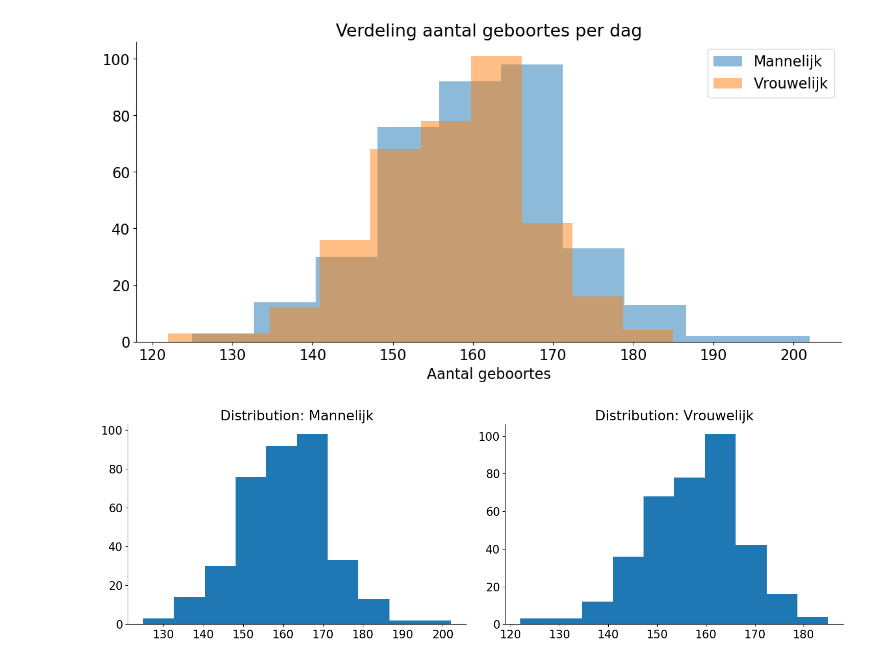
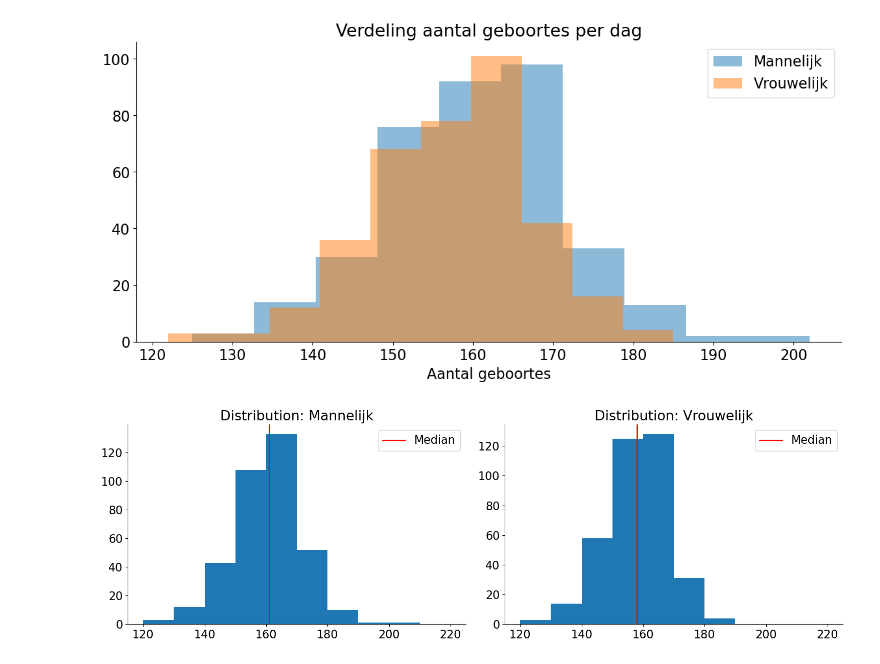
Before and after one commit to cdieltje/ExamenSyntra, a Jupyter notebook: notebooks/examen_deel1_V2.ipynb, the cells around one changed output. Drawn from its saved outputs; the diff is of its cells as text; code cells hidden in the pictures.

```diff
--- a/notebooks/examen_deel1_V2.ipynb
+++ b/notebooks/examen_deel1_V2.ipynb
@@ -566,31 +521,41 @@ plt.xlabel('Aantal geboortes')
 # %%
 # Two histograms 'geslacht' next to each other
 
 # get list of unique attractions
 gender_lst = df_birth_gender_day.geslacht.unique()
 
 # Number of columns per row
 cols = 2
 # Calculate number of rows needed
 rows = math.ceil(len(gender_lst) / cols)
 
 # Create subplots
 fig, axes = plt.subplots(rows, cols, figsize=(15, 5 * rows))
 axes = axes.flatten()  # Flatten axes array for easy iteration
 
 # create function for plotting
 def distplotter(idx, gender):
-    axes[idx].hist(df_birth_gender_day[df_birth_gender_day['geslacht'] == gender]['aantal geboortes'])
+    axes[idx].hist(df_birth_gender_day[df_birth_gender_day['geslacht'] == gender]['aantal geboortes']
+                   , range =[120,220] # get same x-axis
+                  )
     axes[idx].set_title(f"Distribution: {gender}")
+    median = df_birth_gender_day[df_birth_gender_day['geslacht'] == gender]['aantal geboortes'].median()
+    axes[idx].axvline(median,
+           color='red',
+           linestyle='solid',
+           linewidth=2,
+           label='Median')
+    axes[idx].legend()
+
 
 for idx, gender in enumerate(gender_lst):
     distplotter(idx, gender)
 
 # # Hide unused subplots
 # for j in range(idx + 1, len(axes)):
 #     fig.delaxes(axes[j])
 
 plt.tight_layout()
 plt.show()
 # %% [output]
-[figure, old version]
+[figure, new version]
```
Also changed, not shown: parts of 13 cells of this notebook, 1 other file.
